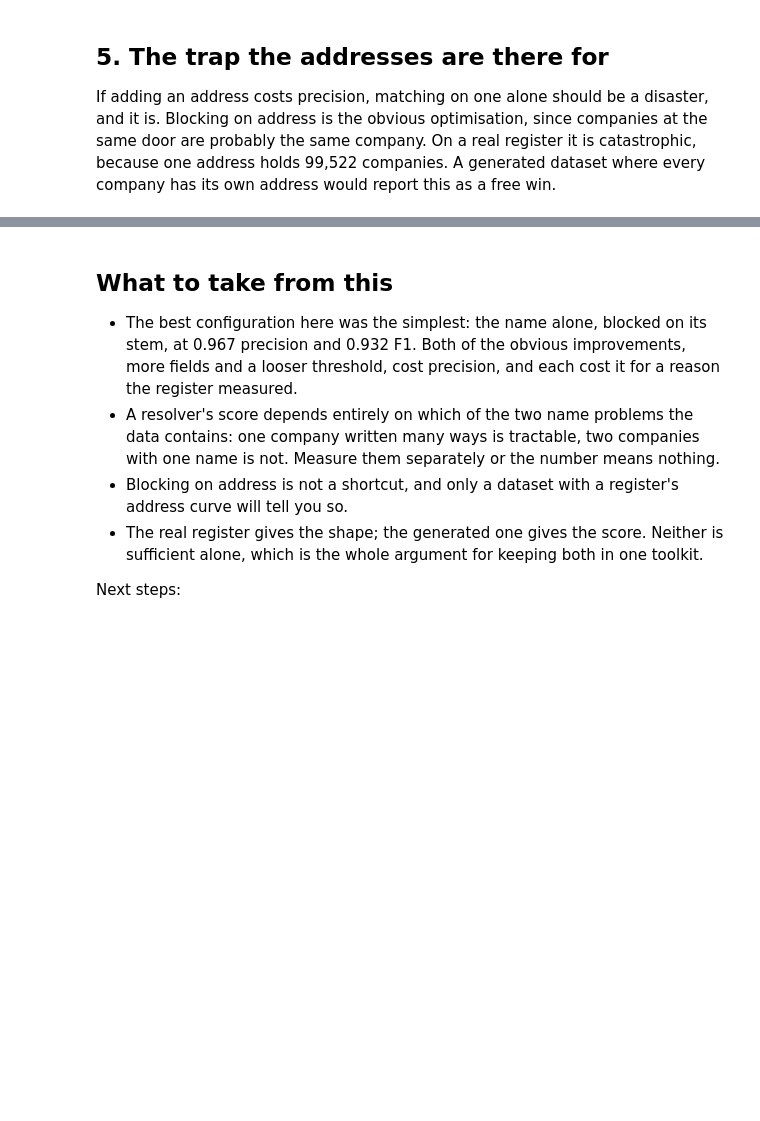
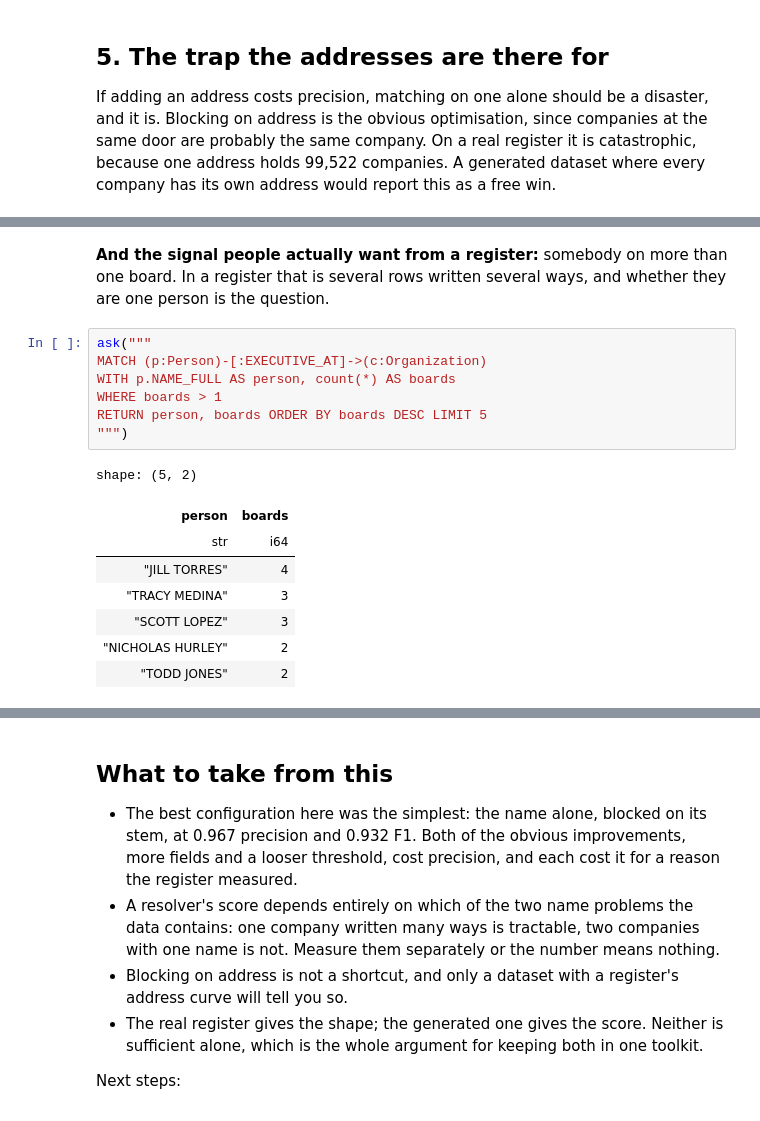
Before and after one commit to graphgeeks-lab/graphfaker, a Jupyter notebook: docs/notebooks/register_resolution.ipynb, the cells around one changed output, grey strips where cells are left out. Drawn from its saved outputs; the diff is of its cells as text; blank space fills up the shorter version.

```diff
--- a/docs/notebooks/register_resolution.ipynb
+++ b/docs/notebooks/register_resolution.ipynb
@@ -254 +361,19 @@ one cluster of 231 records covering 86 different companies, all at 51044 Paula T
+# %% [markdown]
+**And the signal people actually want from a register:** somebody on more than one board. In a register that is several rows written several ways, and whether they are one person is the question.
+# %%
+ask("""
+MATCH (p:Person)-[:EXECUTIVE_AT]->(c:Organization)
+WITH p.NAME_FULL AS person, count(*) AS boards
+WHERE boards > 1
+RETURN person, boards ORDER BY boards DESC LIMIT 5
+""")
+# %% [output]
+shape: (5, 2)
+| person | boards |
+| str | i64 |
+| "JILL TORRES" | 4 |
+| "TRACY MEDINA" | 3 |
+| "SCOTT LOPEZ" | 3 |
+| "NICHOLAS HURLEY" | 2 |
+| "TODD JONES" | 2 |
 # %% [markdown]
```
Also changed, not shown: parts of 17 cells of this notebook, 8 other files.
